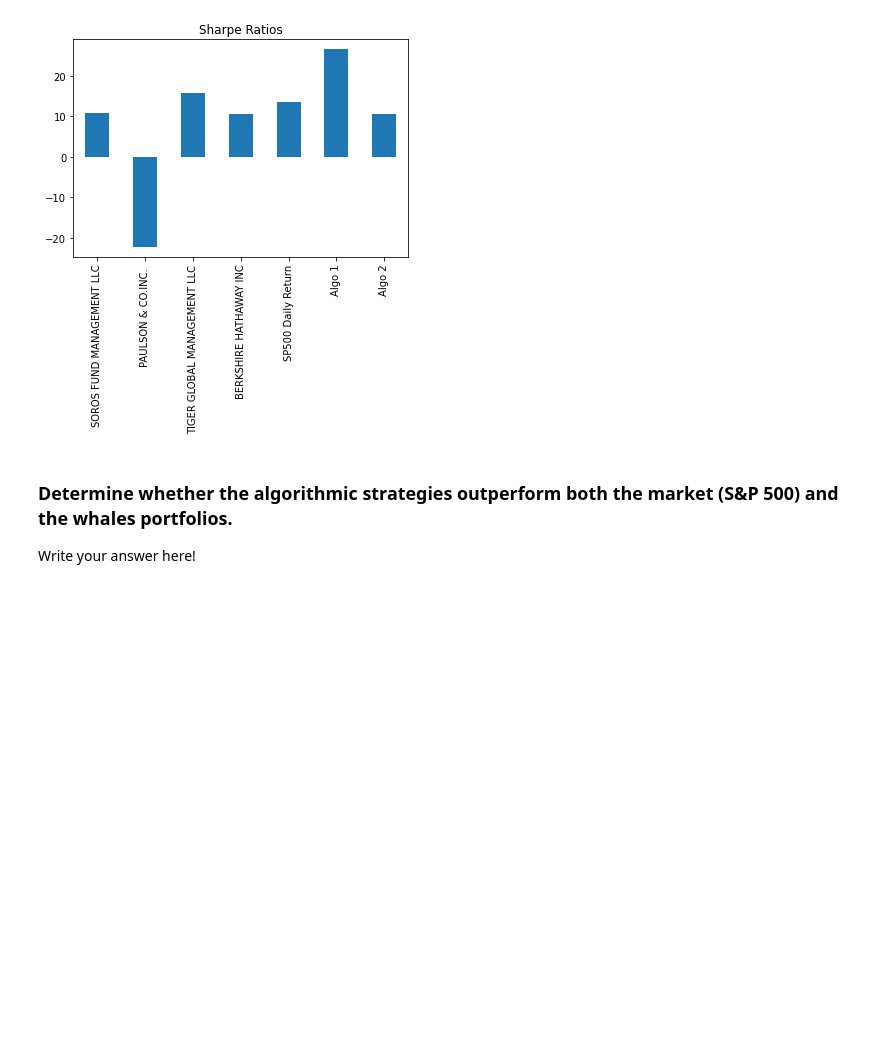
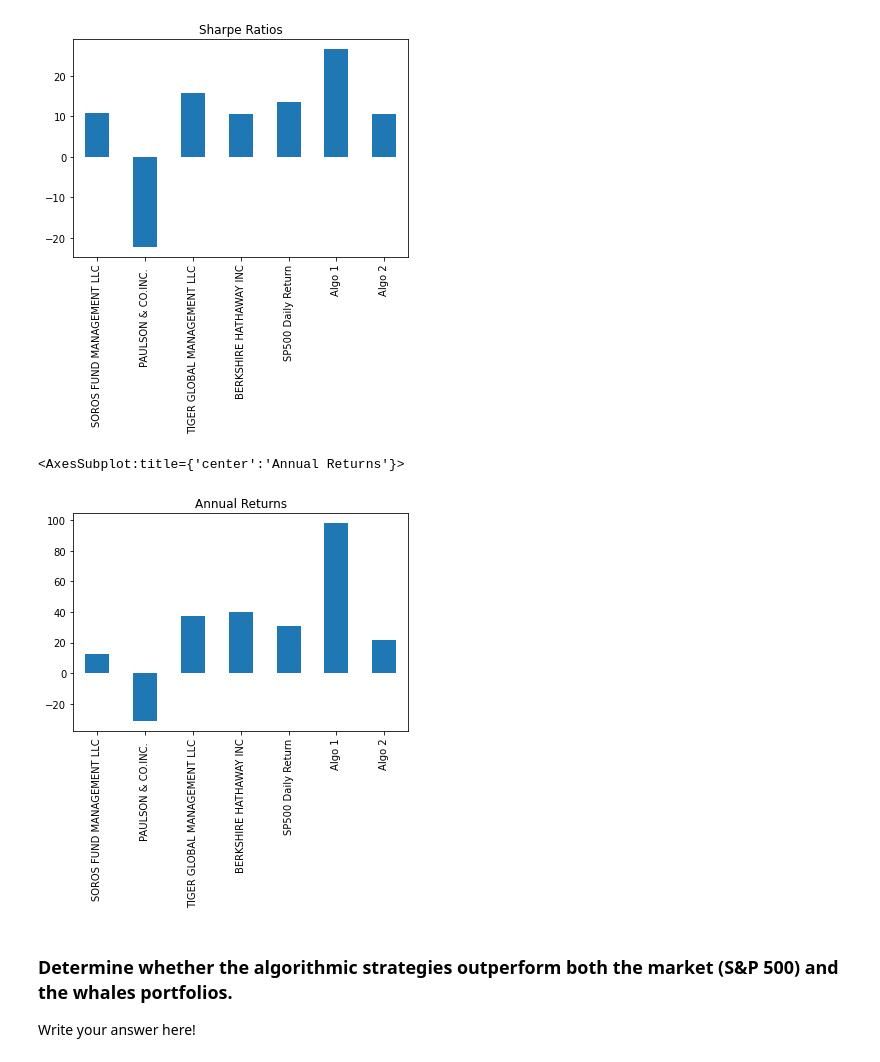
Before and after one commit to MatthewPuttroff/HWUnitFour, a Jupyter notebook: 04-Pandas/Instructions/Starter_Code/whale_analysis.ipynb, the cells around one changed output. Cells and saved outputs as stored; diff of their text form; code cells hidden in the pictures; blank space fills up the shorter version.

```diff
--- a/04-Pandas/Instructions/Starter_Code/whale_analysis.ipynb
+++ b/04-Pandas/Instructions/Starter_Code/whale_analysis.ipynb
@@ -540,6 +540,12 @@ sharpe_ratios.plot.bar(title='Sharpe Ratios')
 # %% [output]
 <AxesSubplot:title={'center':'Sharpe Ratios'}>
 [figure]
+# %%
+Annual_cumlative_returns = (cumulative_returns.mean() * 252)
+Annual_cumlative_returns.plot.bar(title='Annual Returns')
+# %% [output]
+<AxesSubplot:title={'center':'Annual Returns'}>
+[figure, added]
 # %% [markdown]
 ### Determine whether the algorithmic strategies outperform both the market (S&P 500) and the whales portfolios.
 
```
Also changed, not shown: parts of 1 cell of this notebook.
